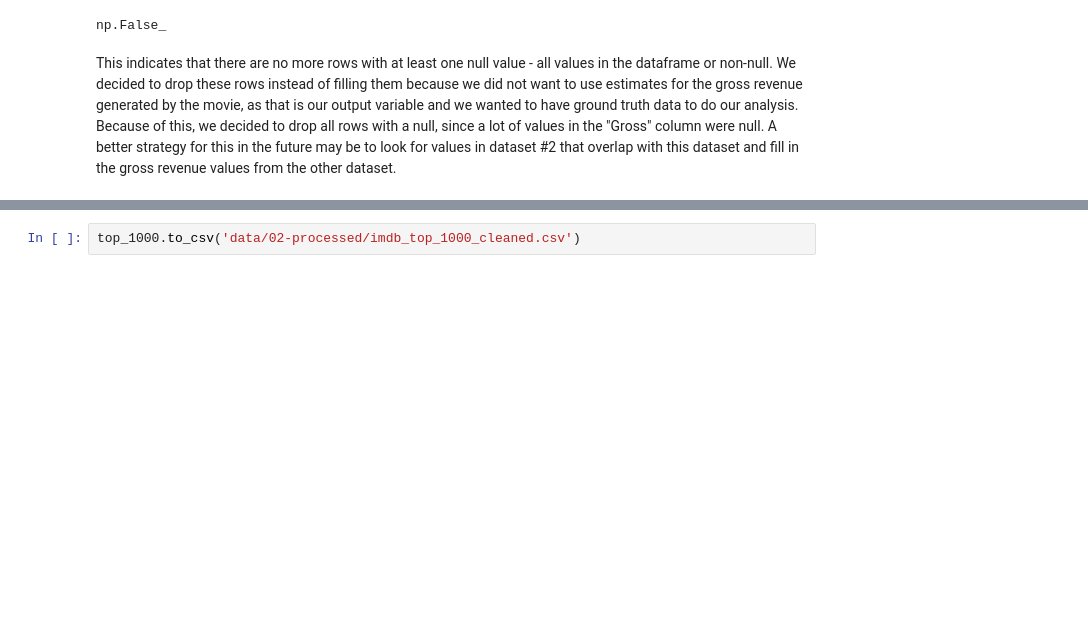
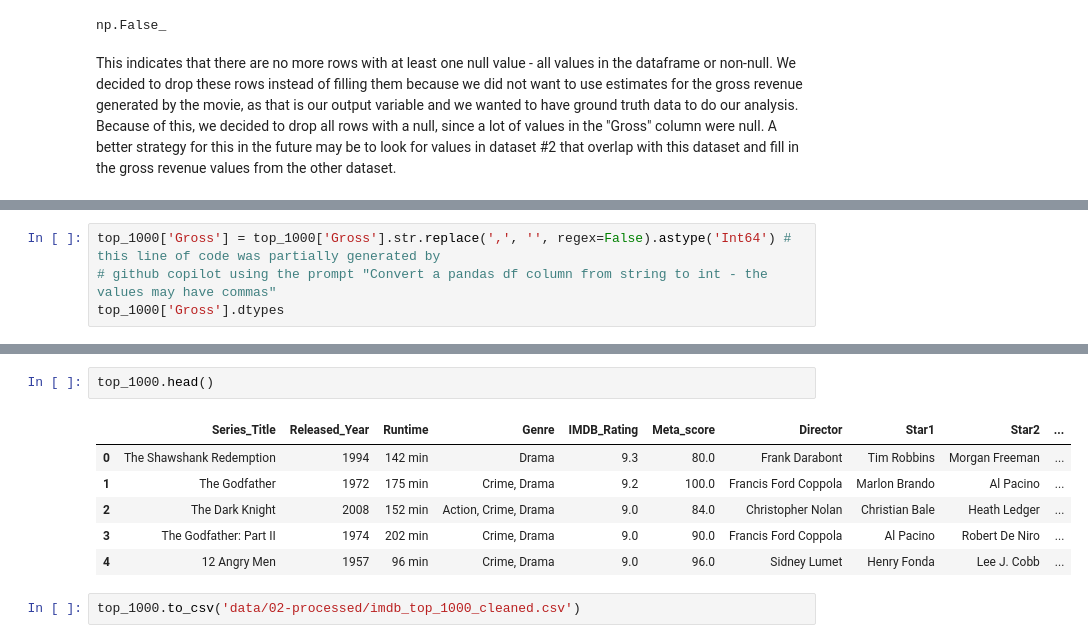
Before and after one commit to COGS108/Group138_WI26, a Jupyter notebook: 01-DataCheckpoint.ipynb, the cells around one changed output, grey strips where cells are left out. Saved outputs shown, nothing was run; the diff lists cells and outputs as text; blank space fills up the shorter version.

Commit message:
convert gross column to int and describe output vars

```diff
--- a/01-DataCheckpoint.ipynb
+++ b/01-DataCheckpoint.ipynb
@@ -195,0 +214,4 @@ This indicates that there are no more rows with at least one null value - all va
+# %%
+top_1000['Gross'] = top_1000['Gross'].str.replace(',', '', regex=False).astype('Int64') # this line of code was partially generated by
+# github copilot using the prompt "Convert a pandas df column from string to int - the values may have commas"
+top_1000['Gross'].dtypes
@@ -196,3 +232,12 @@ This indicates that there are no more rows with at least one null value - all va
+# %%
+top_1000.head()
+# %% [output]
+|  | Series_Title | Released_Year | Runtime | Genre | IMDB_Rating | Meta_score | Director | Star1 | Star2 | ... |
+| 0 | The Shawshank Redemption | 1994 | 142 min | Drama | 9.3 | 80.0 | Frank Darabont | Tim Robbins | Morgan Freeman | ... |
+| 1 | The Godfather | 1972 | 175 min | Crime, Drama | 9.2 | 100.0 | Francis Ford Coppola | Marlon Brando | Al Pacino | ... |
+| 2 | The Dark Knight | 2008 | 152 min | Action, Crime, Drama | 9.0 | 84.0 | Christopher Nolan | Christian Bale | Heath Ledger | ... |
+| 3 | The Godfather: Part II | 1974 | 202 min | Crime, Drama | 9.0 | 90.0 | Francis Ford Coppola | Al Pacino | Robert De Niro | ... |
+| 4 | 12 Angry Men | 1957 | 96 min | Crime, Drama | 9.0 | 96.0 | Sidney Lumet | Henry Fonda | Lee J. Cobb | ... |
 # %%
 top_1000.to_csv('data/02-processed/imdb_top_1000_cleaned.csv')
 # %% [markdown]
```
Also changed, not shown: parts of 5 cells of this notebook.
